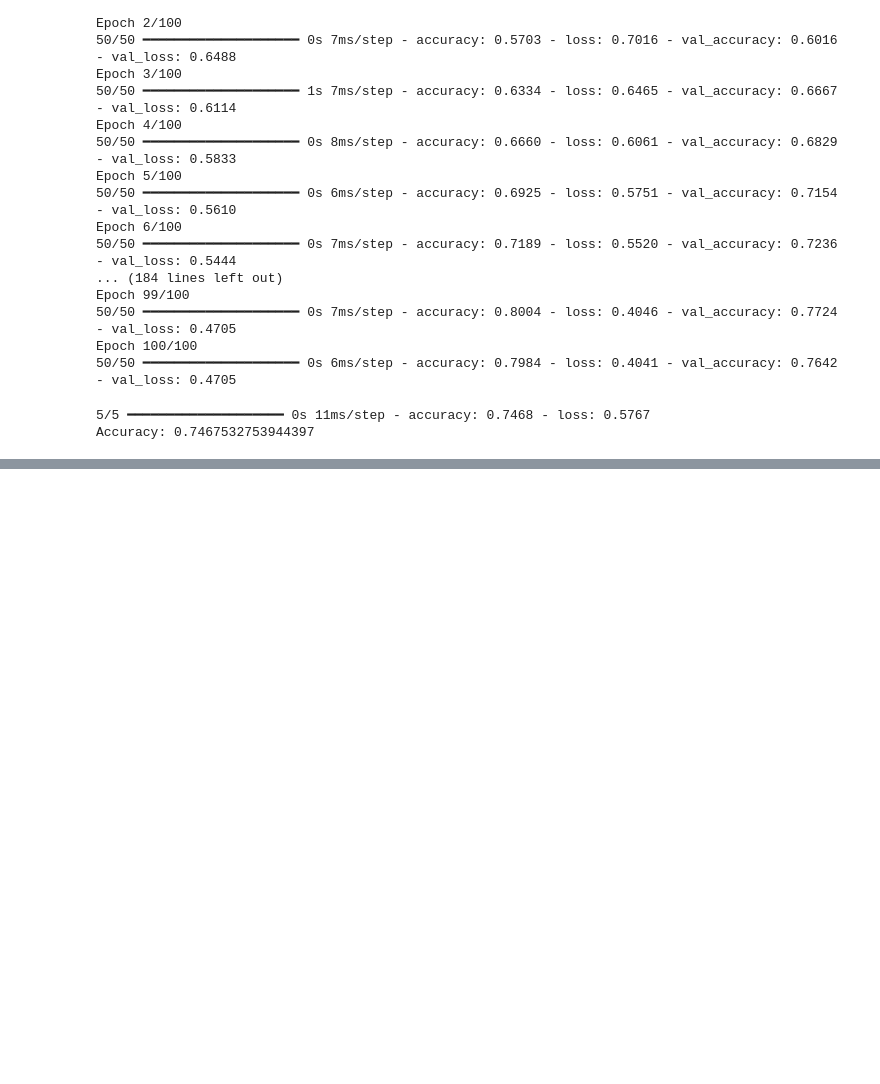
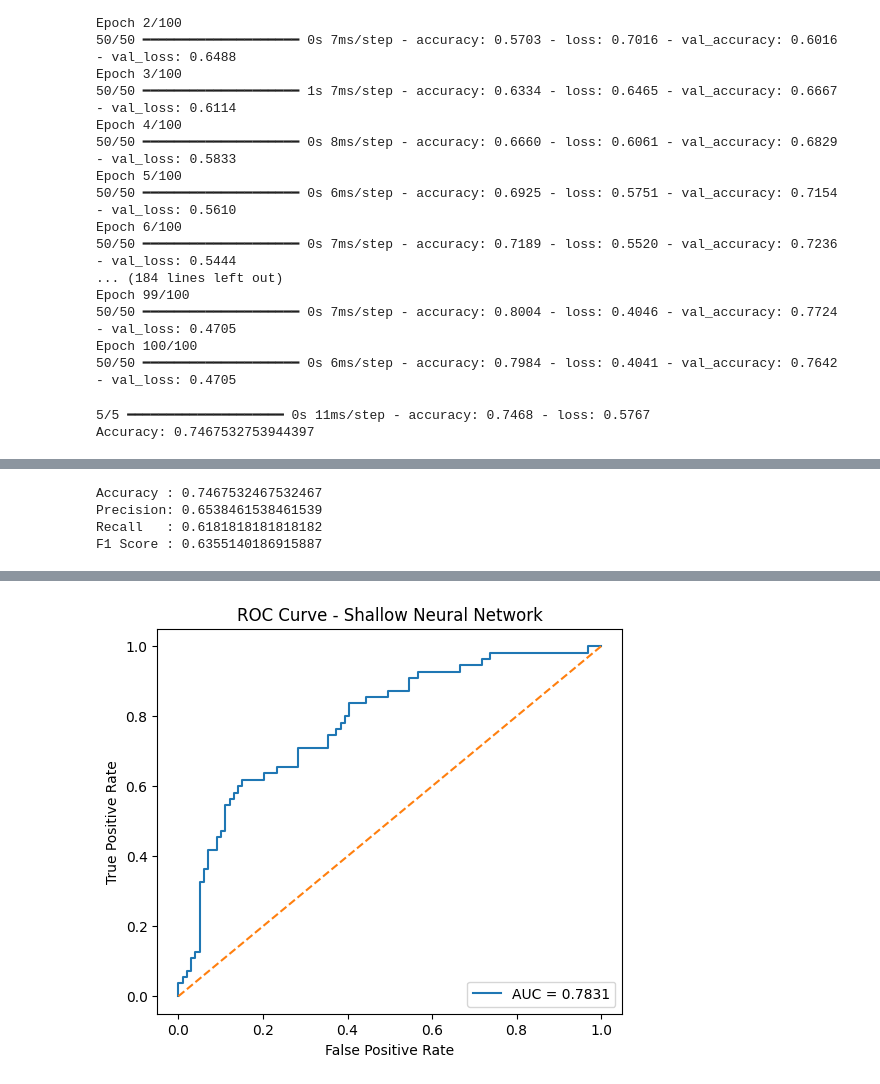
Before and after one commit to tirtho2002/220150_ANN, a Jupyter notebook: Assignment_7ipynb.ipynb, the cells around one changed output, grey strips where cells are left out. Drawn from its saved outputs; the diff is of its cells as text; code cells hidden in the pictures; blank space fills up the shorter version.

```diff
--- a/Assignment_7ipynb.ipynb
+++ b/Assignment_7ipynb.ipynb
@@ -164,0 +195,42 @@ Accuracy: 0.7467532753944397
+# %%
+from sklearn.metrics import accuracy_score, precision_score, recall_score, f1_score
+
+accuracy = accuracy_score(Y_test, y_pred)
+precision = precision_score(Y_test, y_pred)
+recall = recall_score(Y_test, y_pred)
+f1 = f1_score(Y_test, y_pred)
+
+print("Accuracy :", accuracy)
+print("Precision:", precision)
+print("Recall   :", recall)
+print("F1 Score :", f1)
+# %% [output]
+Accuracy : 0.7467532467532467
+Precision: 0.6538461538461539
+Recall   : 0.6181818181818182
+F1 Score : 0.6355140186915887
+# %%
+from sklearn.metrics import roc_curve, roc_auc_score
+import matplotlib.pyplot as plt
+
+# Predict probabilities
+y_pred_prob = model.predict(X_test).ravel()
+
+# Calculate ROC Curve
+fpr, tpr, thresholds = roc_curve(Y_test, y_pred_prob)
+
+# Calculate AUC Score
+auc_score = roc_auc_score(Y_test, y_pred_prob)
+
+print("AUC Score:", auc_score)
+
+# Plot ROC Curve
+plt.figure(figsize=(6,5))
+plt.plot(fpr, tpr, label=f"AUC = {auc_score:.4f}")
+plt.plot([0,1], [0,1], linestyle='--')
+plt.xlabel("False Positive Rate")
+plt.ylabel("True Positive Rate")
+plt.title("ROC Curve - Shallow Neural Network")
+plt.legend(loc="lower right")
+plt.show()
+# %% [output]
@@ -164,0 +239 @@ Accuracy: 0.7467532753944397
+[figure, added]
```
Also changed, not shown: parts of 7 cells of this notebook.
